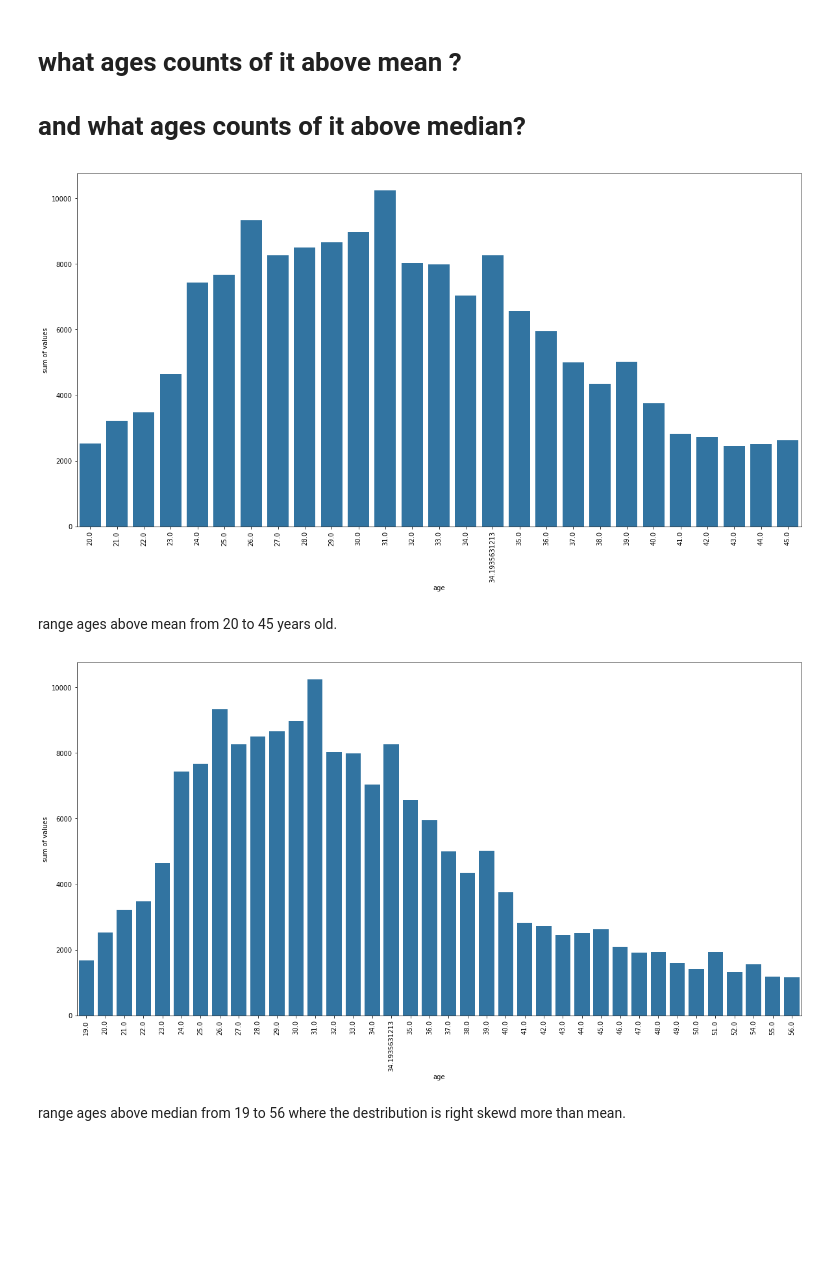
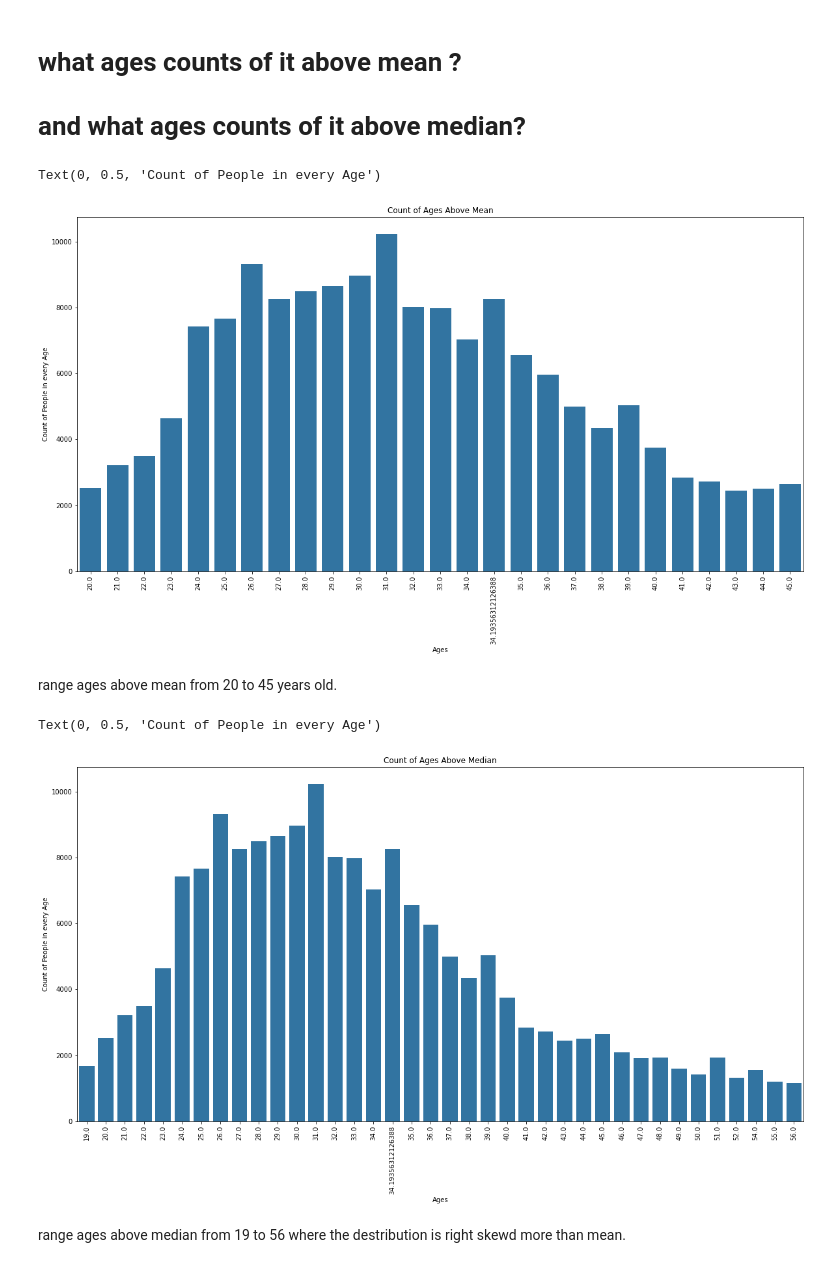
Before and after one commit to MahmoudSwailamAbdallahAtia/ford-go-bike, a Jupyter notebook: visualize.ipynb, the cells around one changed output. Cells and saved outputs as stored; diff of their text form; code cells hidden in the pictures; blank space fills up the shorter version.

```diff
--- a/visualize.ipynb
+++ b/visualize.ipynb
@@ -215,16 +251,28 @@ above_median = count_age[count_age["sum of values"] >= 1070]
 # %%
 #barplot of table above_mean columns age and sum of values
 sb.barplot(data = above_mean, x = 'age', y='sum of values', color = base_color);
 plt.xticks(rotation = 90);
+
+#title and name of x , y axis
+plt.title('Count of Ages Above Mean')
+plt.xlabel('Ages')
+plt.ylabel('Count of People in every Age')
 # %% [output]
+Text(0, 0.5, 'Count of People in every Age')
-[figure, old version]
+[figure, new version]
 # %% [markdown]
 range ages above mean from 20 to 45 years old.
 # %%
 sb.barplot(data = above_median, x = 'age', y='sum of values', color = base_color);
 plt.xticks(rotation = 90);
+
+#title and name of x , y axis
+plt.title('Count of Ages Above Median')
+plt.xlabel('Ages')
+plt.ylabel('Count of People in every Age')
 # %% [output]
+Text(0, 0.5, 'Count of People in every Age')
-[figure, old version]
+[figure, new version]
 # %% [markdown]
 range ages above median from 19 to 56 where the destribution is right skewd more than mean.
 # %%
```
Also changed, not shown: parts of 30 cells of this notebook, 2 other files.
